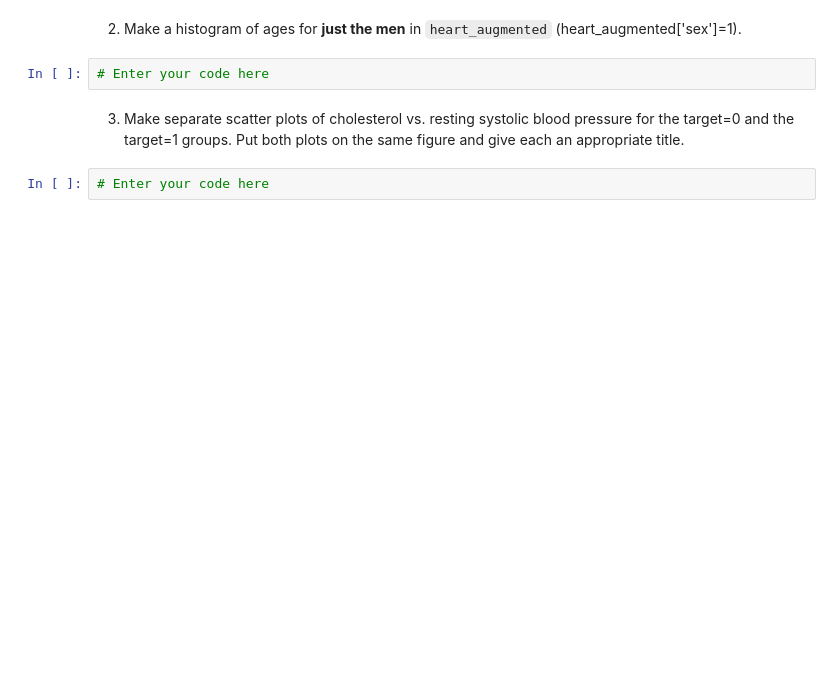
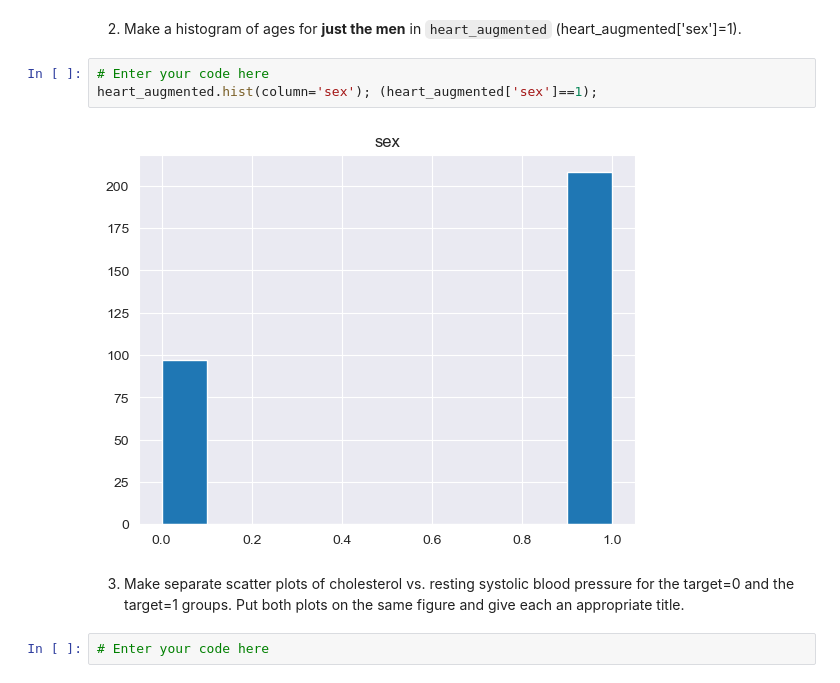
Before and after one commit to JoshuaSehwani/JSPythonAssignmentsDS311, a Jupyter notebook: Lab_Assignment/Python_Lab_Exercise_2.ipynb, the cells around one changed output. Cells and saved outputs as stored; diff of their text form; blank space fills up the shorter version.

```diff
--- a/Lab_Assignment/Python_Lab_Exercise_2.ipynb
+++ b/Lab_Assignment/Python_Lab_Exercise_2.ipynb
@@ -234,6 +529,9 @@ heart_augmented.hist(column='chol');
 2. Make a histogram of ages for **just the men** in `heart_augmented` (heart_augmented['sex']=1).
 # %%
 # Enter your code here
+heart_augmented.hist(column='sex'); (heart_augmented['sex']==1);
+# %% [output]
+[figure, added]
 # %% [markdown]
 3. Make separate scatter plots of cholesterol vs. resting systolic blood pressure for the target=0 and the target=1 groups. Put both plots on the same figure and give each an appropriate title.
 # %%
```
Also changed, not shown: parts of 40 cells of this notebook, 1 other file.
